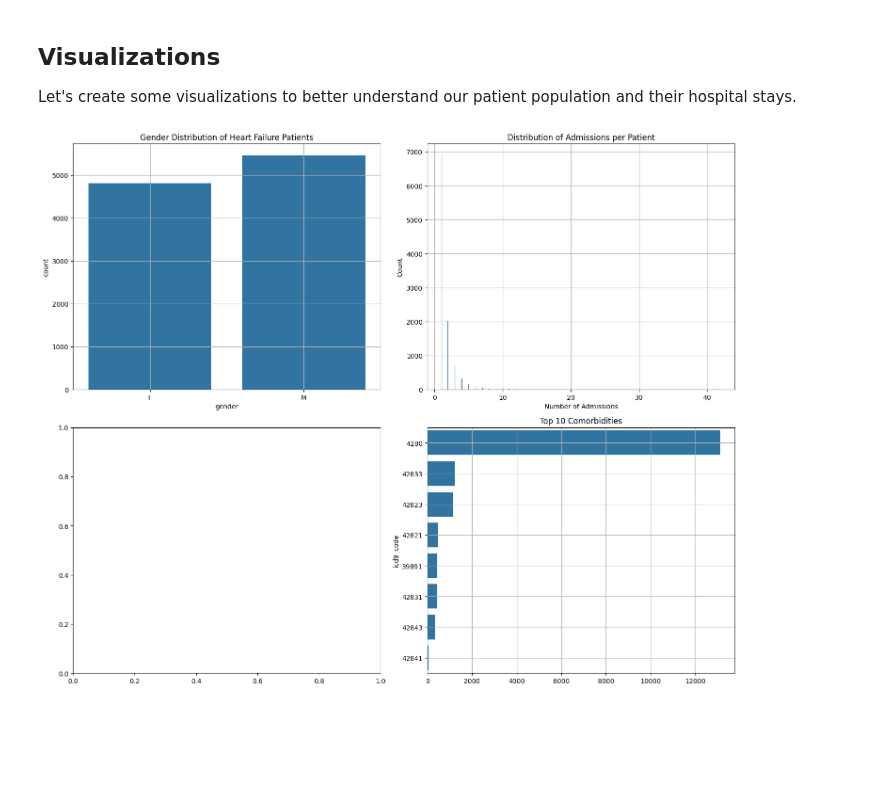
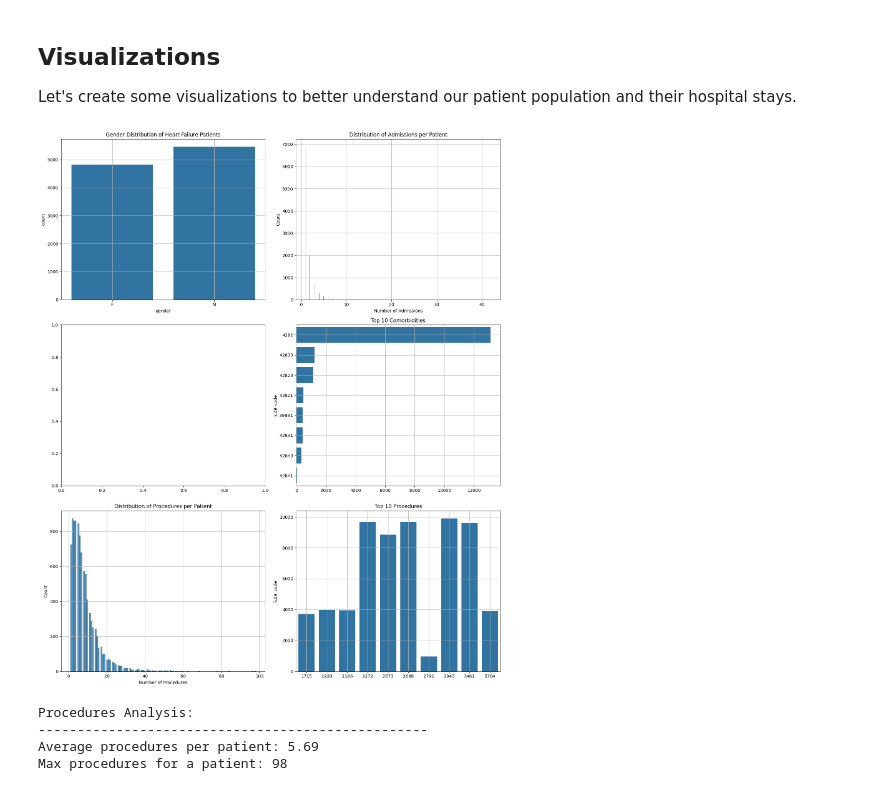
Before and after one commit to SakshamTyagii/heartbyte, a Jupyter notebook: notebooks/01_data_exploration.ipynb, the cells around one changed output. Drawn from its saved outputs; the diff is of its cells as text; code cells hidden in the pictures; blank space fills up the shorter version.

Commit message:
data analysis done , feature engineering

```diff
--- a/notebooks/01_data_exploration.ipynb
+++ b/notebooks/01_data_exploration.ipynb
@@ -52,10 +56,13 @@ Sample diagnoses columns: ['row_id', 'subject_id', 'hadm_id', 'seq_num', 'icd9_c
 # %%
 # Filter heart failure patients
-hf_patients, hf_admissions, hf_diagnoses = loader.filter_heart_failure_patients()
+hf_patients, hf_admissions, hf_diagnoses, hf_procedures = loader.filter_heart_failure_patients()
 
 print("\nHeart Failure Patient Statistics:")
 print("-" * 50)
 print(f"Total heart failure patients: {len(hf_patients)}")
 print(f"Total admissions for these patients: {len(hf_admissions)}")
+if hf_procedures is not None:
+    print(f"Total procedures for these patients: {len(hf_procedures)}")
+    print(f"Average procedures per patient: {len(hf_procedures) / len(hf_patients):.2f}")
 print(f"Average admissions per patient: {len(hf_admissions) / len(hf_patients):.2f}")
 # %% [output]
@@ -226,37 +277,75 @@ Let's create some visualizations to better understand our patient population and
 # Set up the plotting style - using a built-in style
 plt.style.use('default')
 
-# Create a figure with multiple subplots
-fig, axes = plt.subplots(2, 2, figsize=(15, 12))
+# Determine number of subplot rows based on procedures availability
+num_rows = 3 if hf_procedures is not None else 2
+fig, axes = plt.subplots(num_rows, 2, figsize=(15, 6 * num_rows))
 
 # 1. Gender distribution (if available)
 if 'gender' in hf_patients.columns:
     sns.countplot(data=hf_patients, x='gender', ax=axes[0,0])
     axes[0,0].set_title('Gender Distribution of Heart Failure Patients')
     axes[0,0].grid(True)
 
 # 2. Admissions per patient histogram
 admissions_per_patient = hf_admissions.groupby('subject_id').size()
 sns.histplot(data=admissions_per_patient, ax=axes[0,1])
 axes[0,1].set_title('Distribution of Admissions per Patient')
 axes[0,1].set_xlabel('Number of Admissions')
 axes[0,1].grid(True)
 
 # 3. Length of stay distribution (if available)
 if 'los' in hf_admissions.columns:
     sns.boxplot(y=hf_admissions['los'], ax=axes[1,0])
     axes[1,0].set_title('Length of Stay Distribution')
     axes[1,0].set_ylabel('Days')
     axes[1,0].grid(True)
 
 # 4. Top comorbidities
 top_comorbidities = hf_diagnoses['icd9_code'].value_counts().head(10)
 sns.barplot(x=top_comorbidities.values, y=top_comorbidities.index, ax=axes[1,1])
 axes[1,1].set_title('Top 10 Comorbidities')
 axes[1,1].grid(True)
 
+# 5 & 6. Procedures analysis (if available)
+if hf_procedures is not None:
+    # Procedures per patient
+    procedures_per_patient = hf_procedures.groupby('subject_id').size()
+    sns.histplot(data=procedures_per_patient, ax=axes[2,0])
+    axes[2,0].set_title('Distribution of Procedures per Patient')
+    axes[2,0].set_xlabel('Number of Procedures')
+    axes[2,0].grid(True)
+
+    # Top procedures
+    top_procedures = hf_procedures['icd9_code'].value_counts().head(10)
+    sns.barplot(x=top_procedures.values, y=top_procedures.index, ax=axes[2,1])
+    axes[2,1].set_title('Top 10 Procedures')
+    axes[2,1].grid(True)
+
 # Adjust layout and display
 plt.tight_layout()
 plt.show()
 # %% [output]
-[figure, old version]
+[figure, new version]
+# %%
+# Add age distribution analysis
+if 'age' in hf_patients.columns:
+    plt.figure(figsize=(10, 6))
+    sns.histplot(data=hf_patients, x='age', bins=30)
+    plt.title('Age Distribution of Heart Failure Patients')
+    plt.xlabel('Age')
+    plt.grid(True)
+    plt.show()
+
+# Add procedures analysis if available
+if hasattr(loader, 'procedures'):
+    print("\nProcedures Analysis:")
+    print("-" * 50)
+    procedure_counts = loader.procedures.groupby('subject_id').size()
+    print(f"Average procedures per patient: {procedure_counts.mean():.2f}")
+    print(f"Max procedures for a patient: {procedure_counts.max()}")
+# %% [output]
+Procedures Analysis:
+--------------------------------------------------
+Average procedures per patient: 5.69
+Max procedures for a patient: 98
```
Also changed, not shown: parts of 6 cells of this notebook, 4 other files.
